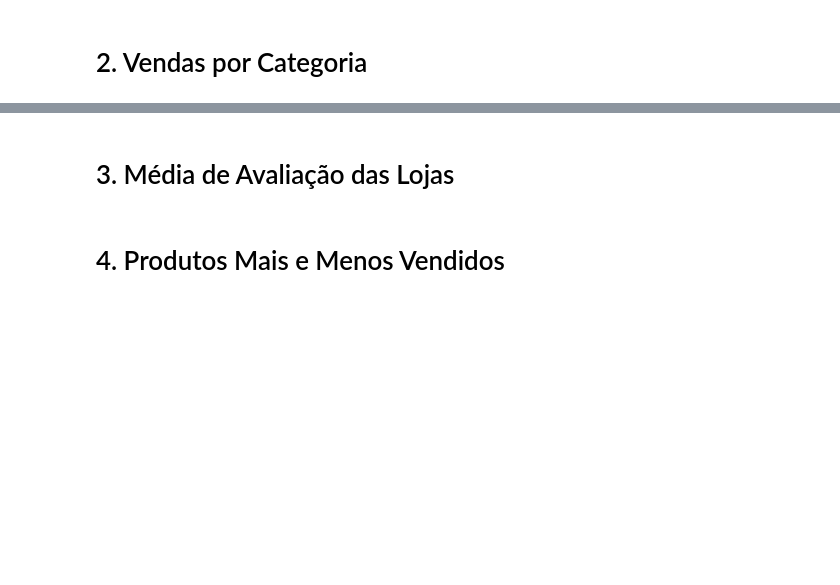
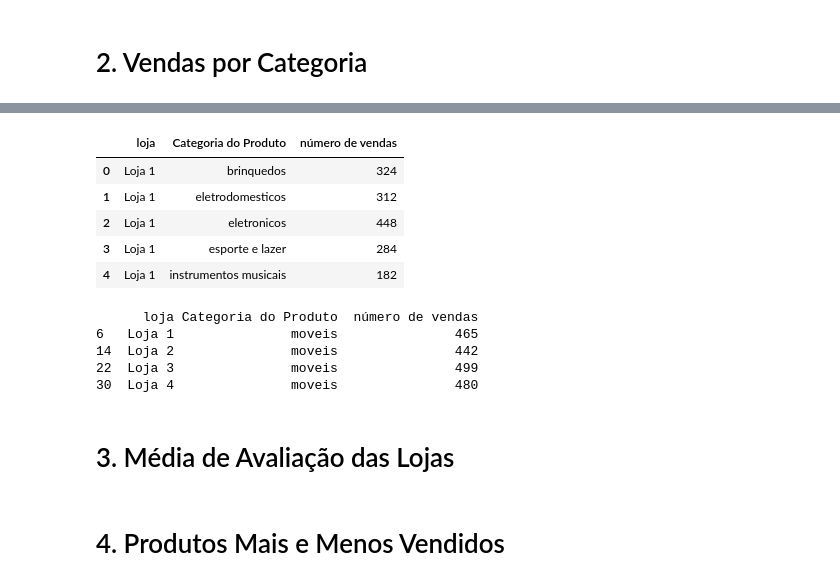
Before and after one commit to livia-kohls/analise-lojas, a Jupyter notebook: AluraStoreBrasil.ipynb, the cells around one changed output, grey strips where cells are left out. Cells and saved outputs as stored; diff of their text form; code cells hidden in the pictures; blank space fills up the shorter version.

Commit message:
total vendas e categorias

```diff
--- a/AluraStoreBrasil.ipynb
+++ b/AluraStoreBrasil.ipynb
@@ -26,2 +55,10 @@ loja.head()
 # %% [markdown]
 # 2. Vendas por Categoria
+# %%
+loja["loja"] = "Loja 1"
+loja2["loja"] = "Loja 2"
+loja3["loja"] = "Loja 3"
+loja4["loja"] = "Loja 4"
+
+todas_lojas = pd.concat([loja, loja2, loja3, loja4])
+todas_lojas.head()
@@ -28,3 +72,28 @@ loja.head()
+# %%
+qtd_por_categoria = todas_lojas.groupby(["loja", "Categoria do Produto"]).size().reset_index(name="número de vendas")
+qtd_por_categoria.head()
+# %% [output]
+|  | loja | Categoria do Produto | número de vendas |
+| 0 | Loja 1 | brinquedos | 324 |
+| 1 | Loja 1 | eletrodomesticos | 312 |
+| 2 | Loja 1 | eletronicos | 448 |
+| 3 | Loja 1 | esporte e lazer | 284 |
+| 4 | Loja 1 | instrumentos musicais | 182 |
+# %%
+mais_populares = (
+    qtd_por_categoria
+    .sort_values(["loja", "número de vendas"], ascending=[True, False])
+    .groupby("loja", as_index=False)
+    .head(1)
+)
+
+print(mais_populares)
+# %% [output]
+      loja Categoria do Produto  número de vendas
+6   Loja 1               moveis               465
+14  Loja 2               moveis               442
+22  Loja 3               moveis               499
+30  Loja 4               moveis               480
 # %% [markdown]
 # 3. Média de Avaliação das Lojas
 # %% [markdown]
```
Also changed, not shown: parts of 3 cells of this notebook.
